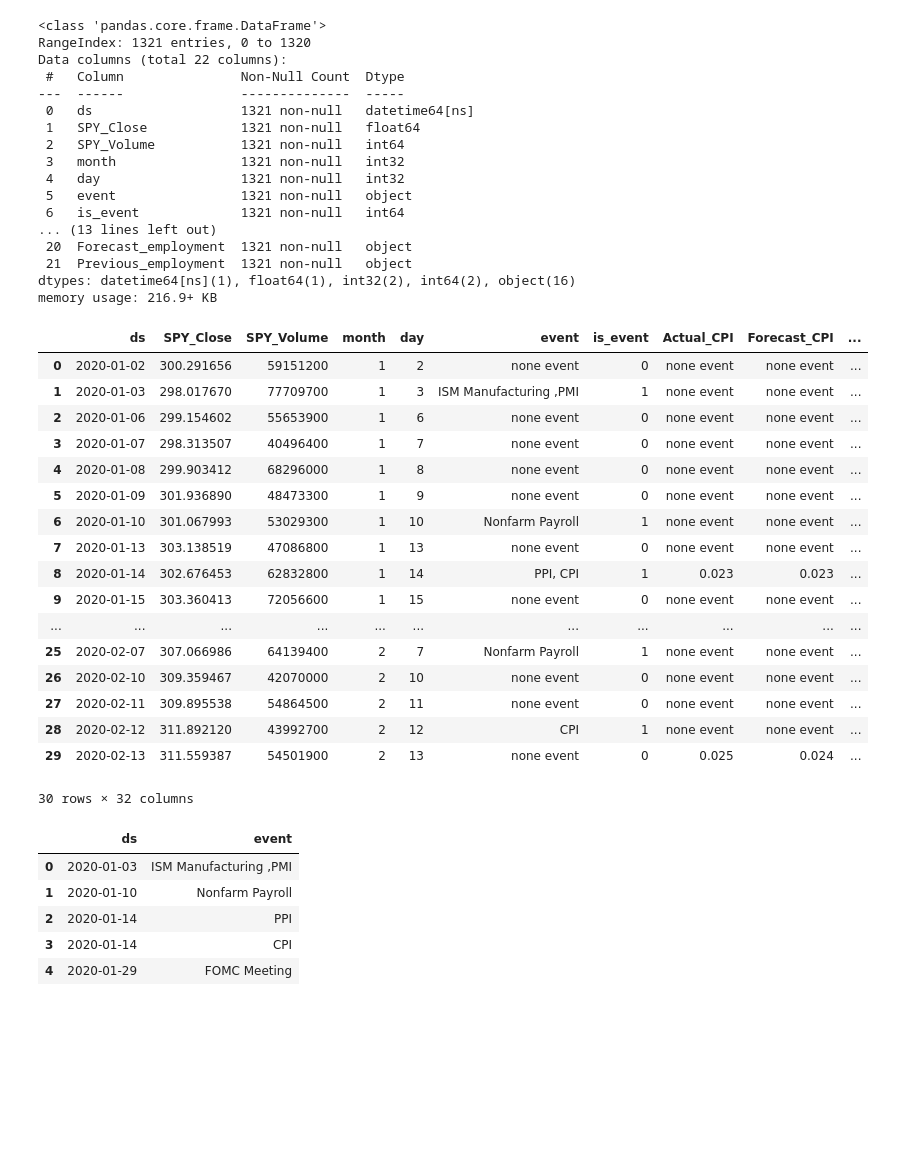
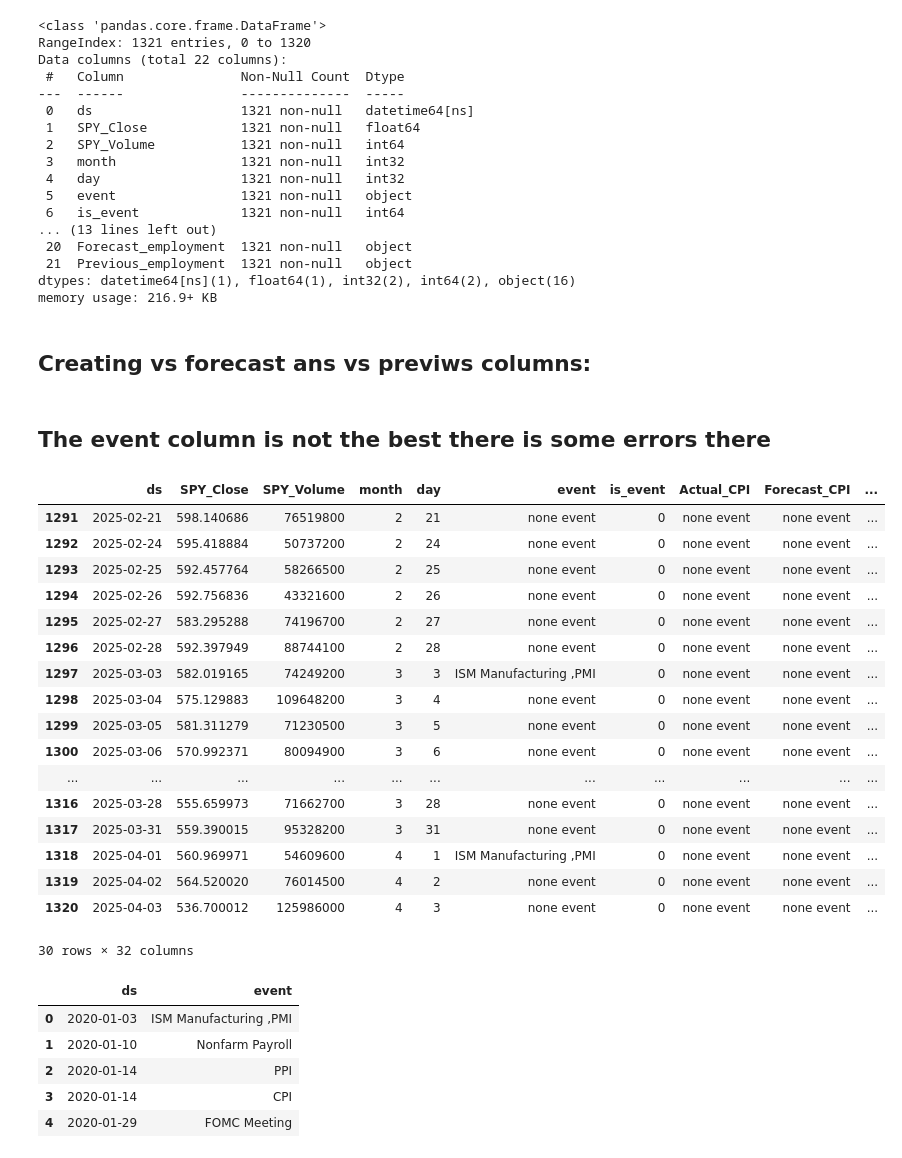
Before and after one commit to omerkobi/project-stock_Return, a Jupyter notebook: import_stock_data.ipynb, the cells around one changed output. Saved outputs shown, nothing was run; the diff lists cells and outputs as text; code cells hidden in the pictures; blank space fills up the shorter version.

Commit message:
ECONOMIC DATA
Add actual vs forecast data and corrected the event column

```diff
--- a/import_stock_data.ipynb
+++ b/import_stock_data.ipynb
@@ -335,6 +335,8 @@ Data columns (total 22 columns):
  21  Previous_employment  1321 non-null   object
 dtypes: datetime64[ns](1), float64(1), int32(2), int64(2), object(16)
 memory usage: 216.9+ KB
+# %% [markdown]
+## Creating vs forecast ans vs previws columns:
 # %%
 events = ['CPI', 'GDP', 'PPI', 'nonfarm','employment']  # Add your full event list
 
@@ -367,27 +369,38 @@ for event in events:
 
     # Apply for previous
     SPY_events_copy[vs_previous_col] = SPY_events_copy[[actual_col, previous_col]].apply(lambda row: compare_values(row[0], row[1]), axis=1)
-# %%
-SPY_events_copy.head(30)
-# %% [output]
-|  | ds | SPY_Close | SPY_Volume | month | day | event | is_event | Actual_CPI | Forecast_CPI | ... |
-| 0 | 2020-01-02 | 300.291656 | 59151200 | 1 | 2 | none event | 0 | none event | none event | ... |
-| 1 | 2020-01-03 | 298.017670 | 77709700 | 1 | 3 | ISM Manufacturing ,PMI | 1 | none event | none event | ... |
-| 2 | 2020-01-06 | 299.154602 | 55653900 | 1 | 6 | none event | 0 | none event | none event | ... |
-| 3 | 2020-01-07 | 298.313507 | 40496400 | 1 | 7 | none event | 0 | none event | none event | ... |
-| 4 | 2020-01-08 | 299.903412 | 68296000 | 1 | 8 | none event | 0 | none event | none event | ... |
-| 5 | 2020-01-09 | 301.936890 | 48473300 | 1 | 9 | none event | 0 | none event | none event | ... |
-| 6 | 2020-01-10 | 301.067993 | 53029300 | 1 | 10 | Nonfarm Payroll | 1 | none event | none event | ... |
-| 7 | 2020-01-13 | 303.138519 | 47086800 | 1 | 13 | none event | 0 | none event | none event | ... |
-| 8 | 2020-01-14 | 302.676453 | 62832800 | 1 | 14 | PPI, CPI | 1 | 0.023 | 0.023 | ... |
-| 9 | 2020-01-15 | 303.360413 | 72056600 | 1 | 15 | none event | 0 | none event | none event | ... |
-| ... | ... | ... | ... | ... | ... | ... | ... | ... | ... | ... |
-| 25 | 2020-02-07 | 307.066986 | 64139400 | 2 | 7 | Nonfarm Payroll | 1 | none event | none event | ... |
-| 26 | 2020-02-10 | 309.359467 | 42070000 | 2 | 10 | none event | 0 | none event | none event | ... |
-| 27 | 2020-02-11 | 309.895538 | 54864500 | 2 | 11 | none event | 0 | none event | none event | ... |
-| 28 | 2020-02-12 | 311.892120 | 43992700 | 2 | 12 | CPI | 1 | none event | none event | ... |
-| 29 | 2020-02-13 | 311.559387 | 54501900 | 2 | 13 | none event | 0 | 0.025 | 0.024 | ... |
-30 rows × 32 columns
+# %% [markdown]
+## The event column is not the best there is some errors there
+# %%
+
+# List of actual columns for each event
+actual_cols = ['Actual_CPI', 'Actual_GDP', 'Actual_PPI', 'Actual_nonfarm','Actual_employment']  # Add others as needed
+
+# Create 'is_event' column
+SPY_events_copy['is_event'] = SPY_events_copy[actual_cols].apply(
+    lambda row: 1 if any(val != 'none event' for val in row) else 0, axis=1
+)
+
+SPY_events_copy.tail(30)
+# %% [output]
+|  | ds | SPY_Close | SPY_Volume | month | day | event | is_event | Actual_CPI | Forecast_CPI | ... |
+| 1291 | 2025-02-21 | 598.140686 | 76519800 | 2 | 21 | none event | 0 | none event | none event | ... |
+| 1292 | 2025-02-24 | 595.418884 | 50737200 | 2 | 24 | none event | 0 | none event | none event | ... |
+| 1293 | 2025-02-25 | 592.457764 | 58266500 | 2 | 25 | none event | 0 | none event | none event | ... |
+| 1294 | 2025-02-26 | 592.756836 | 43321600 | 2 | 26 | none event | 0 | none event | none event | ... |
+| 1295 | 2025-02-27 | 583.295288 | 74196700 | 2 | 27 | none event | 0 | none event | none event | ... |
+| 1296 | 2025-02-28 | 592.397949 | 88744100 | 2 | 28 | none event | 0 | none event | none event | ... |
+| 1297 | 2025-03-03 | 582.019165 | 74249200 | 3 | 3 | ISM Manufacturing ,PMI | 0 | none event | none event | ... |
+| 1298 | 2025-03-04 | 575.129883 | 109648200 | 3 | 4 | none event | 0 | none event | none event | ... |
+| 1299 | 2025-03-05 | 581.311279 | 71230500 | 3 | 5 | none event | 0 | none event | none event | ... |
+| 1300 | 2025-03-06 | 570.992371 | 80094900 | 3 | 6 | none event | 0 | none event | none event | ... |
+| ... | ... | ... | ... | ... | ... | ... | ... | ... | ... | ... |
+| 1316 | 2025-03-28 | 555.659973 | 71662700 | 3 | 28 | none event | 0 | none event | none event | ... |
+| 1317 | 2025-03-31 | 559.390015 | 95328200 | 3 | 31 | none event | 0 | none event | none event | ... |
+| 1318 | 2025-04-01 | 560.969971 | 54609600 | 4 | 1 | ISM Manufacturing ,PMI | 0 | none event | none event | ... |
+| 1319 | 2025-04-02 | 564.520020 | 76014500 | 4 | 2 | none event | 0 | none event | none event | ... |
+| 1320 | 2025-04-03 | 536.700012 | 125986000 | 4 | 3 | none event | 0 | none event | none event | ... |
+30 rows × 32 columns
 # %%
 events.head()
 # %% [output]
```
Also changed, not shown: 2 other files.
